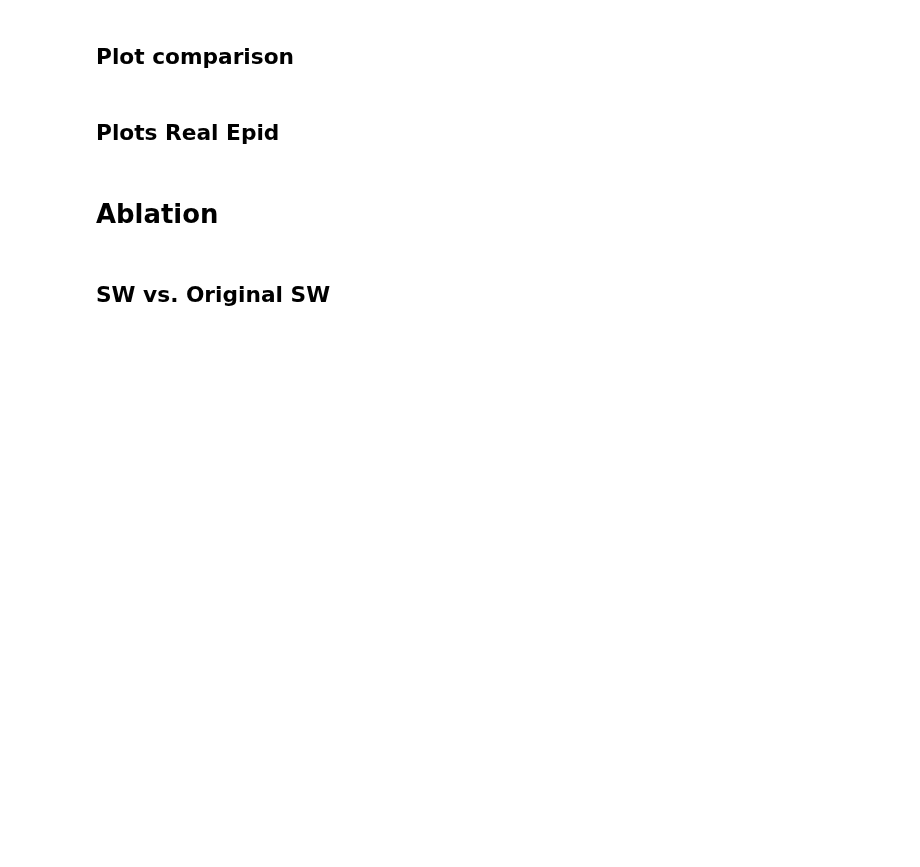
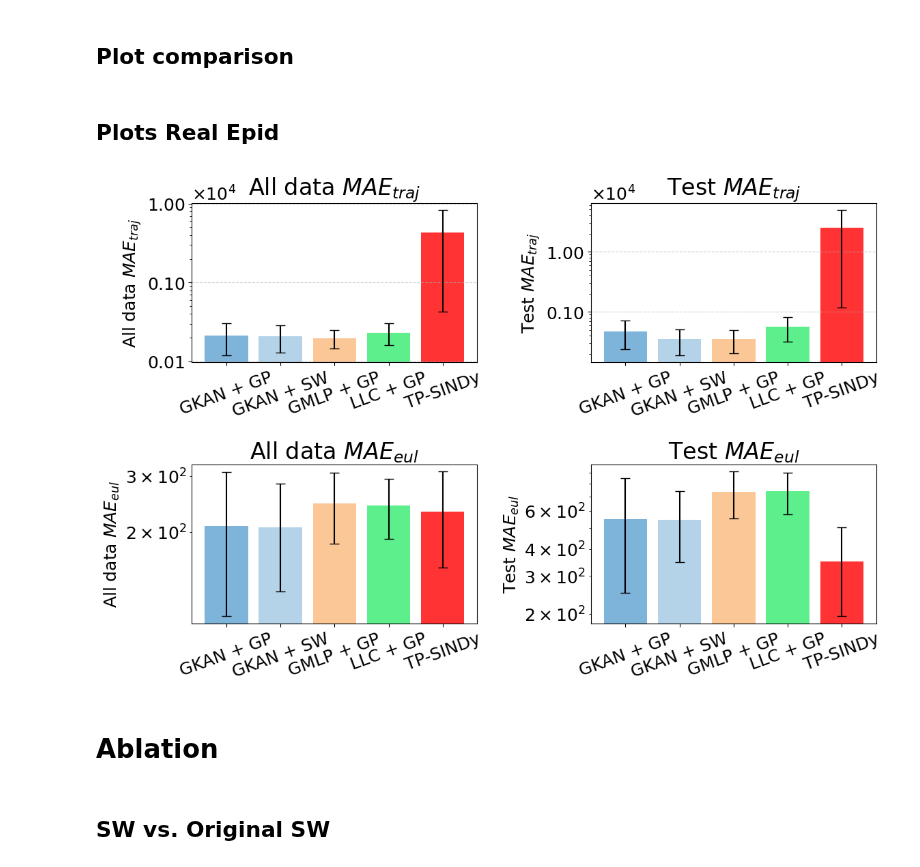
Before and after one commit to riccardocappi/Kan-for-Interpretable-Graph-Dynamics, a Jupyter notebook: plots.ipynb, the cells around one changed output. Cells and saved outputs as stored; diff of their text form; code cells hidden in the pictures; blank space fills up the shorter version.

```diff
--- a/plots.ipynb
+++ b/plots.ipynb
@@ -901,7 +881,7 @@ for country, node_idx in countries_dict.items():
 # %% [markdown]
 #### Journal
 # %%
-inf_coeff_covid = pd.read_csv("./saved_models_optuna/model-real-epid-gkan/real_epid_gkan_7/0/inferred_coeffs_covid_ts.csv")
+inf_coeff_covid = pd.read_csv("./saved_models_optuna/model-real-epid-gkan/real_epid_gkan_7/0/inferred_coeffs_covid_ts_correct.csv")
 t = real_epid_data.t_sampled
 epsilon = t[0][1] - t[0][0]
 scaler = get_scaler(data = real_epid_data, tr_perc=0.8)
@@ -1265,7 +1245,7 @@ all_res_h1n1_eul["TP-SINDy"] = (y_pred_tss_jrn.copy(), "red")
 # %%
 scaler_h1n1 = get_scaler(data = real_epid_h1n1, tr_perc=0.8)
 x_i, x_j = sp.symbols('x_i x_j')
-inf_coeff_h1n1 = pd.read_csv("./saved_models_optuna/model-real-epid-gkan/real_epid_gkan_7/0/inferred_coeffs_h1n1_ts.csv")
+inf_coeff_h1n1 = pd.read_csv("./saved_models_optuna/model-real-epid-gkan/real_epid_gkan_7/0/inferred_coeffs_h1n1_ts_correct.csv")
 
 y_true_gkan, y_pred_gkan, y_true_val_gkan, y_pred_val_gkan = eval_real_epid_int(
     data = real_epid_h1n1,
@@ -1294,7 +1277,7 @@ t = real_epid_h1n1.t_sampled
 epsilon = t[0][1] - t[0][0]
 scaler_h1n1 = get_scaler(data = real_epid_h1n1, tr_perc=0.8)
 print(epsilon)
-inf_coeff_h1n1 = pd.read_csv("./saved_models_optuna/model-real-epid-gkan/real_epid_gkan_7/0/inferred_coeffs_h1n1_ts.csv")
+inf_coeff_h1n1 = pd.read_csv("./saved_models_optuna/model-real-epid-gkan/real_epid_gkan_7/0/inferred_coeffs_h1n1_ts_correct.csv")
 
 y_true_gkan_jrn, y_pred_gkan_jrn, y_true_val_gkan_jrn, y_pred_val_gkan_jrn = eval_real_epid_journal(
     data = data_real_epid_orig_h1n1,
@@ -1585,7 +1572,7 @@ all_res_sars_eul["TP-SINDy"] = (y_pred_tss_jrn.copy(), "red")
 # %%
 scaler_sars = get_scaler(data = real_epid_sars, tr_perc=0.8)
 x_i, x_j = sp.symbols('x_i x_j')
-inf_coeff_sars = pd.read_csv("./saved_models_optuna/model-real-epid-gkan/real_epid_gkan_7/0/inferred_coeffs_sars_ts.csv")
+inf_coeff_sars = pd.read_csv("./saved_models_optuna/model-real-epid-gkan/real_epid_gkan_7/0/inferred_coeffs_sars_ts_correct.csv")
 
 y_true_gkan, y_pred_gkan, y_true_val_gkan, y_pred_val_gkan = eval_real_epid_int(
     data = real_epid_sars,
@@ -1868,34 +1884,35 @@ def create_random_subplot_grid(folder, countries):
 # %%
 from matplotlib.ticker import ScalarFormatter
 
+
 tables = {
     r"$\text{All data } MAE_{traj}$": {
-        "GKAN + GP": [409.19, 132.63, 115.09],
+        "GKAN + GP": [397.42, 125.45, 116.08],
         "GKAN + SW": [367.49, 132.31, 126.67],
         "GMLP + GP": [295.48, 165.40, 130.71],
         "LLC + GP": [371.19, 168.82, 156.94],
         "TP-SINDy": [12133.45, 685.92, 182.75]
     },
     r"Test $MAE_{traj}$": {
-        "GKAN + GP": [773.17, 271.81, 384.39],
+        "GKAN + GP": [950.60, 220.84, 251.79],
         "GKAN + SW": [669.22, 208.47, 171.97],
         "GMLP + GP": [640.31, 210.56, 193.83],
         "LLC + GP": [991.14, 567.99, 137.49],
         "TP-SINDy": [72641.24, 2052.48, 308.68]
     },
     r"All data $MAE_{eul}$": {
-        "GKAN + GP": [434.57, 139.88, 100.70],
+        "GKAN + GP": [409.23, 121.04, 96.35],
         "GKAN + SW": [361.22, 127.59, 131.77],
         "GMLP + GP": [334.75, 275.66, 125.98],
         "LLC + GP": [334.60, 236.02, 154.96],
-        "TP-SINDy": [446.20, 82.88, 268.52]
+        "TP-SINDy": [345.18, 82.88, 268.52]
     },
     r"Test $MAE_{eul}$": {
-        "GKAN + GP": [1104.71, 396.37, 325.02],
+        "GKAN + GP": [1148.67, 270.92, 230.18],
         "GKAN + SW": [939.89, 317.63, 377.44],
         "GMLP + GP": [978.90, 838.70, 383.81],
         "LLC + GP": [1049.91, 677.13, 495.01],
-        "TP-SINDy": [723.04, 93.73, 327.83],
+        "TP-SINDy": [626.85, 93.73, 327.83],
     },
 }
 models = list(next(iter(tables.values())).keys())
@@ -1907,33 +1924,35 @@ axes = axes.flatten()
 
 for i, (title, data) in enumerate(tables.items()):
     ax = axes[i]
 
     means = []
     errors = []
     for model in models:
         values = np.array(data[model])
         mean_val = np.mean(values)
         std_error = np.std(values, ddof=1) / np.sqrt(len(values))  # standard error
         means.append(mean_val)
         errors.append(std_error)
 
     x = np.arange(len(models))
     ax.bar(x, means, yerr=errors, capsize=5, color=colors, alpha=0.8)
     ax.set_xticks(x)
     ax.set_xticklabels(models, rotation=20)
     ax.set_ylabel(title)
     ax.set_yscale("log")
 
     ax.yaxis.set_major_formatter(ScalarFormatter(useMathText=True))
     ax.ticklabel_format(style="sci", axis="y", scilimits=(0,0))
 
     ax.set_title(f"{title}")
     ax.grid(axis="y", linestyle="--", alpha=0.6)
 
 
 
 plt.tight_layout()
 plt.show()
+# %% [output]
+[figure, added]
 # %%
 # with open('./data_real_epid_covid_int/RealEpid/countries_dict.json', 'r') as f:
 #     countries_dict = json.load(f)
```
Also changed, not shown: parts of 45 cells of this notebook, 8 other files.
